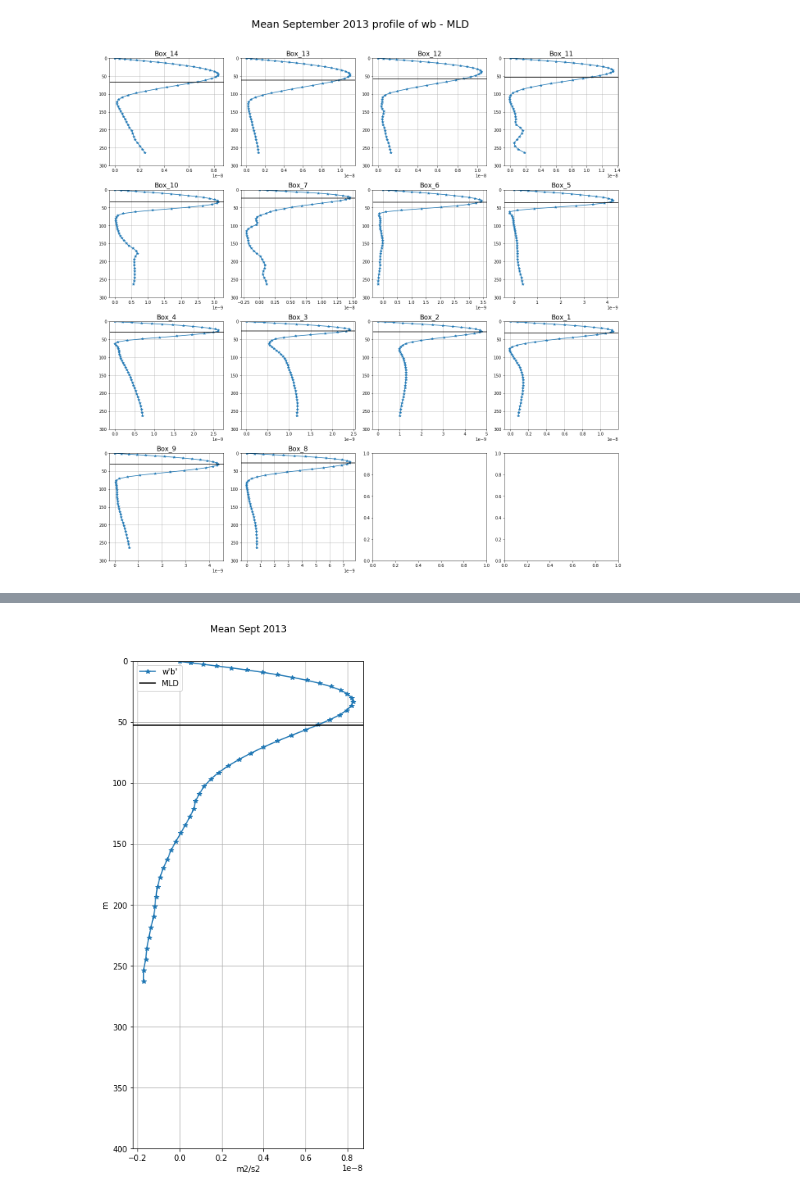
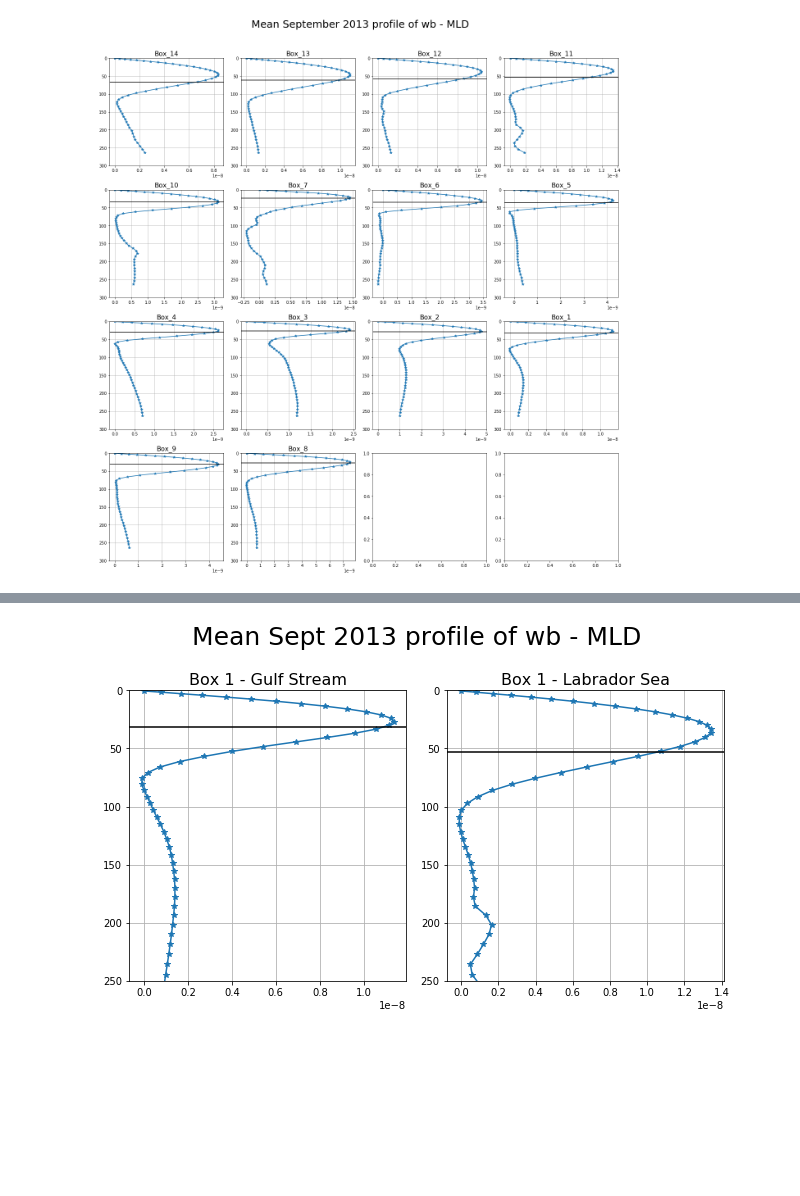
Before and after one commit to auraoupa/CMEMS-diags, a Jupyter notebook: Vert-buoy-flx/2018-03-28-AA-flux-PK-profiles-NATL60-sept2013-mask-filt.ipynb, the cells around one changed output, grey strips where cells are left out. Saved outputs shown, nothing was run; the diff lists cells and outputs as text; code cells hidden in the pictures; blank space fills up the shorter version.

```diff
--- a/Vert-buoy-flx/2018-03-28-AA-flux-PK-profiles-NATL60-sept2013-mask-filt.ipynb
+++ b/Vert-buoy-flx/2018-03-28-AA-flux-PK-profiles-NATL60-sept2013-mask-filt.ipynb
@@ -165,18 +165,26 @@ plt.savefig("NATL60_wb_profiles_sept13_surf.png")
 # %%
-fig, axs = plt.subplots(1,1, figsize=(5, 10))
+fig, axs = plt.subplots(1,2, figsize=(9, 5))
+axs = axs.ravel()
+title = 'Mean Sept 2013 profile of wb - MLD'
+plt.suptitle(title,size = 25,y=1.1)
+i = 0
 
-title = 'Mean Sept 2013'
-plt.title(title,size = 12,y=1.05)
-i = 0
-axs.plot(np.nanmean(wb_boxes_sept[:,3,:],0),dep,'C0*-',label='w\'b\'')
-axs.grid(True)
-axs.set_ylim(400,0)
-axs.axhline(y=np.nanmean(mld_boxes_sept[:,3]),color='k',label='MLD')
-plt.xlabel('m2/s2')
-plt.ylabel('m')
-plt.legend()
+axs[i].plot(np.nanmean(wb_boxes_sept[:,11,:],0),dep,'C0*-')
+axs[i].set_title('Box 1 - Gulf Stream',size=16)
+axs[i].grid(True)
+axs[i].set_ylim(250,0)
+axs[i].axhline(y=np.nanmean(mld_boxes_sept[:,11]),color='k')
 fig.tight_layout()
 
-plt.savefig("NATL60_box11_wb_profiles_sept13_400m.png")
+i = 1
+
+axs[i].plot(np.nanmean(wb_boxes_sept[:,3,:],0),dep,'C0*-')
+axs[i].set_title('Box 1 - Labrador Sea',size=16)
+axs[i].grid(True)
+axs[i].set_ylim(250,0)
+axs[i].axhline(y=np.nanmean(mld_boxes_sept[:,3]),color='k')
+fig.tight_layout()
+
+plt.savefig("NATL60_box1-11_wb_profiles_sept13_surf.png")
 # %% [output]
-[figure, old version]
+[figure, new version]
```
Also changed, not shown: parts of 1 cell of this notebook, 3 other files.
